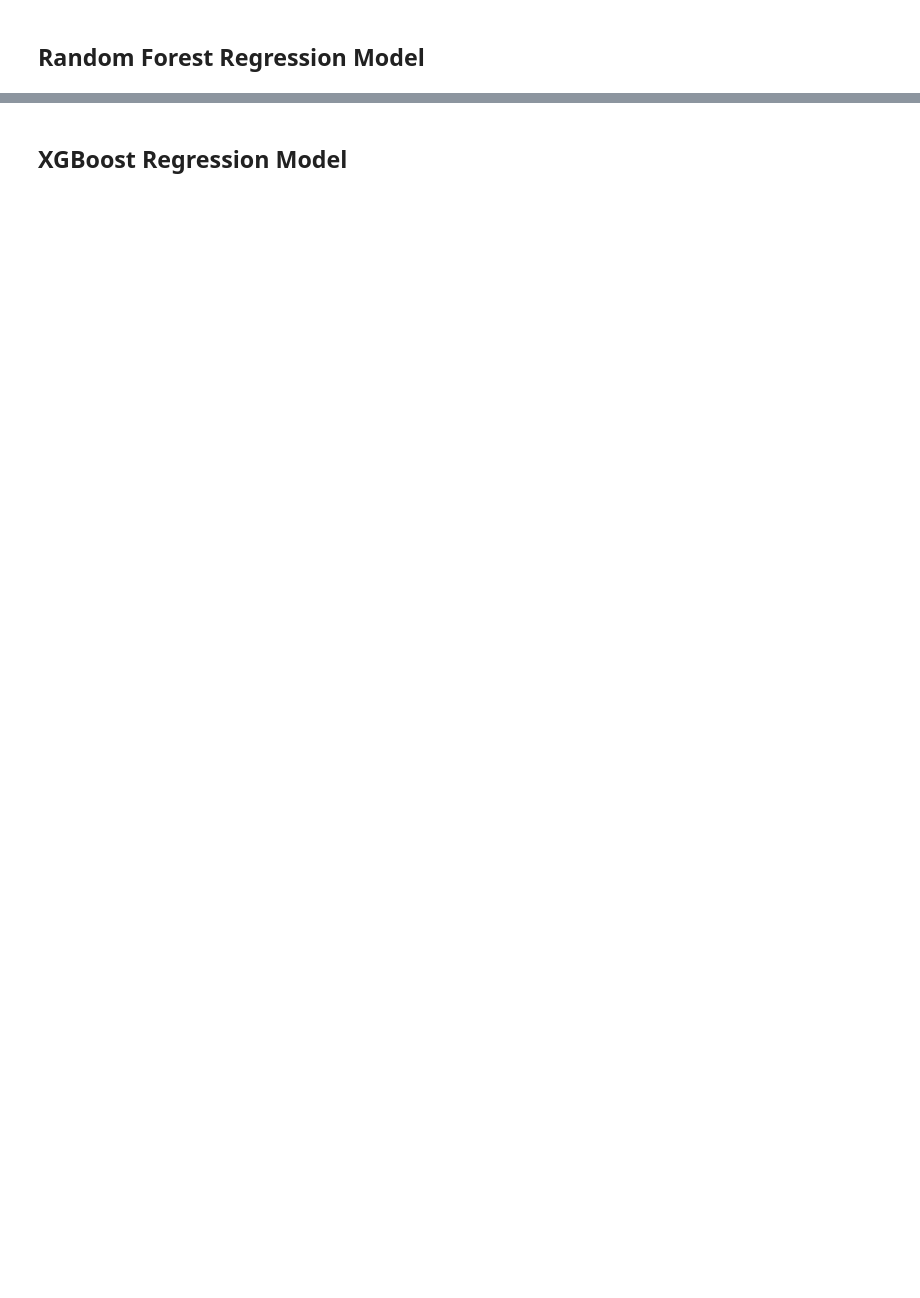
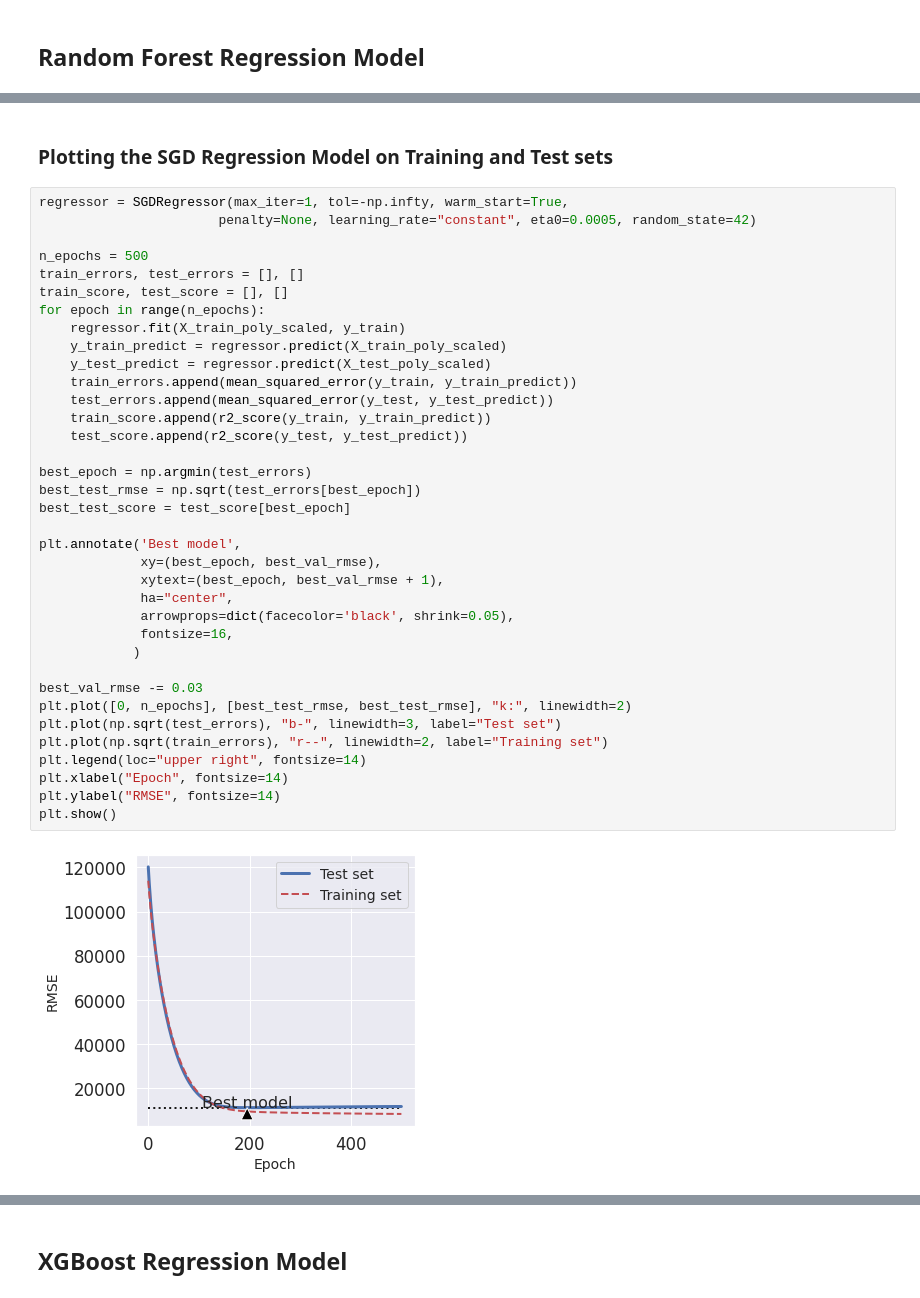
Before and after one commit to jnielsonresearch/Machine-Learning-Templates, a Jupyter notebook: Regression_models.ipynb, the cells around one changed output, grey strips where cells are left out. Drawn from its saved outputs; the diff is of its cells as text; blank space fills up the shorter version.

```diff
--- a/Regression_models.ipynb
+++ b/Regression_models.ipynb
@@ -499,0 +602,40 @@ Test set R^2 score range: 0.941 +/- 0.026
+# %% [markdown]
+### Plotting the SGD Regression Model on Training and Test sets
+# %%
+regressor = SGDRegressor(max_iter=1, tol=-np.infty, warm_start=True,
+                       penalty=None, learning_rate="constant", eta0=0.0005, random_state=42)
+
+n_epochs = 500
+train_errors, test_errors = [], []
+train_score, test_score = [], []
+for epoch in range(n_epochs):
+    regressor.fit(X_train_poly_scaled, y_train)
+    y_train_predict = regressor.predict(X_train_poly_scaled)
+    y_test_predict = regressor.predict(X_test_poly_scaled)
+    train_errors.append(mean_squared_error(y_train, y_train_predict))
+    test_errors.append(mean_squared_error(y_test, y_test_predict))
+    train_score.append(r2_score(y_train, y_train_predict))
+    test_score.append(r2_score(y_test, y_test_predict))
+
+best_epoch = np.argmin(test_errors)
+best_test_rmse = np.sqrt(test_errors[best_epoch])
+best_test_score = test_score[best_epoch]
+
+plt.annotate('Best model',
+             xy=(best_epoch, best_val_rmse),
+             xytext=(best_epoch, best_val_rmse + 1),
+             ha="center",
+             arrowprops=dict(facecolor='black', shrink=0.05),
+             fontsize=16,
+            )
+
+best_val_rmse -= 0.03
+plt.plot([0, n_epochs], [best_test_rmse, best_test_rmse], "k:", linewidth=2)
+plt.plot(np.sqrt(test_errors), "b-", linewidth=3, label="Test set")
+plt.plot(np.sqrt(train_errors), "r--", linewidth=2, label="Training set")
+plt.legend(loc="upper right", fontsize=14)
+plt.xlabel("Epoch", fontsize=14)
+plt.ylabel("RMSE", fontsize=14)
+plt.show()
+# %% [output]
+[figure, added]
```
Also changed, not shown: parts of 18 cells of this notebook.
